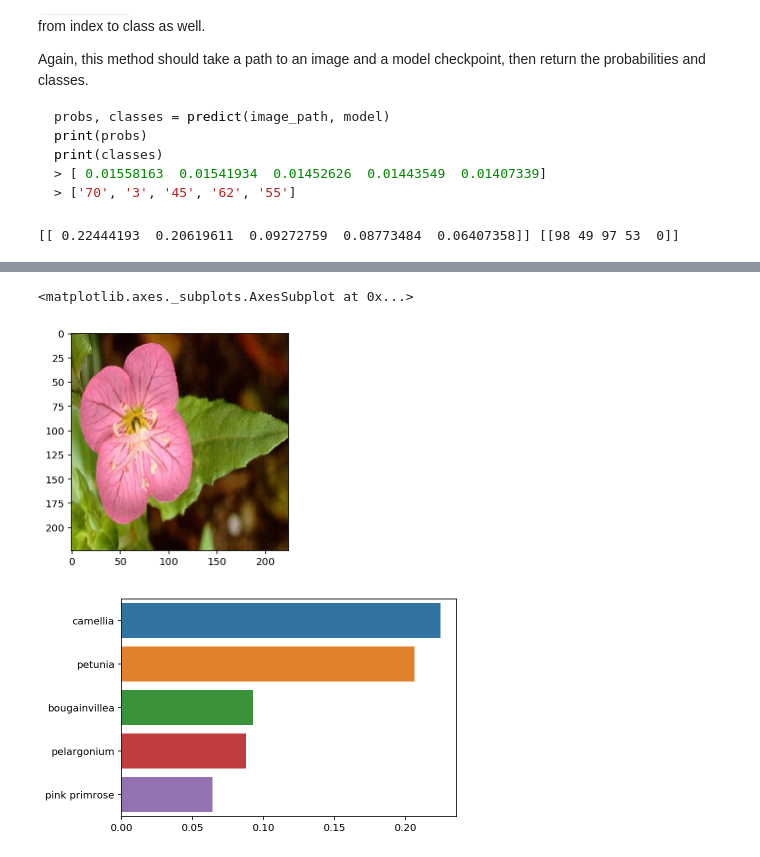
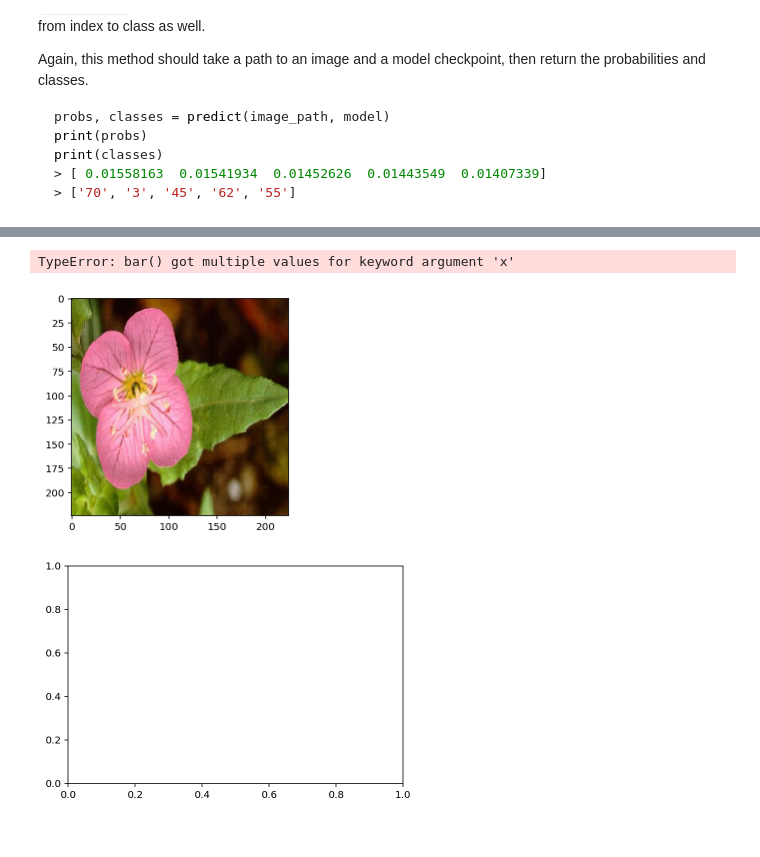
Before and after one commit to jim2236/Image_Classifier_Udacity, a Jupyter notebook: Image Classifier Project.ipynb, the cells around one changed output, grey strips where cells are left out. Saved outputs shown, nothing was run; the diff lists cells and outputs as text; code cells hidden in the pictures.

```diff
--- a/Image Classifier Project.ipynb
+++ b/Image Classifier Project.ipynb
@@ -420,10 +420,6 @@ model = load_checkpoint(filepath + 'checkpoint.pth')
 probs, classes = predict(image_path, model)
 probs = probs.numpy()
 classes = classes.numpy()
-
-print(probs, classes)
-# %% [output]
-[[ 0.22444193  0.20619611  0.09272759  0.08773484  0.06407358]] [[98 49 97 53  0]]
 # %% [markdown]
 ## Sanity Checking
 
@@ -442,18 +438,18 @@ for i in classes[0]:
 # %%
 # TODO: Display an image along with the top 5 classes
 
 filepath = '/home/workspace/aipnd-project/'
 image_path = filepath + 'flowers/test/1/'
 image = imshow((process_image(image_path + 'image_06760.jpg')))
 
 probs = probs.squeeze()
 
 fig, ax = plt.subplots()
-#ax.barh(x = probs, y = final_classes, width=6)
-#plt.show()
+ax.barh(x = probs, y = final_classes, width=6)
+plt.show()
 
-sb.barplot(x = probs, y = final_classes)
+#sb.barplot(x = probs, y = final_classes)
 # %% [output]
-<matplotlib.axes._subplots.AxesSubplot at 0x...>
+TypeError: bar() got multiple values for keyword argument 'x'
 [figure]
-[figure, old version]
+[figure, new version]
```
